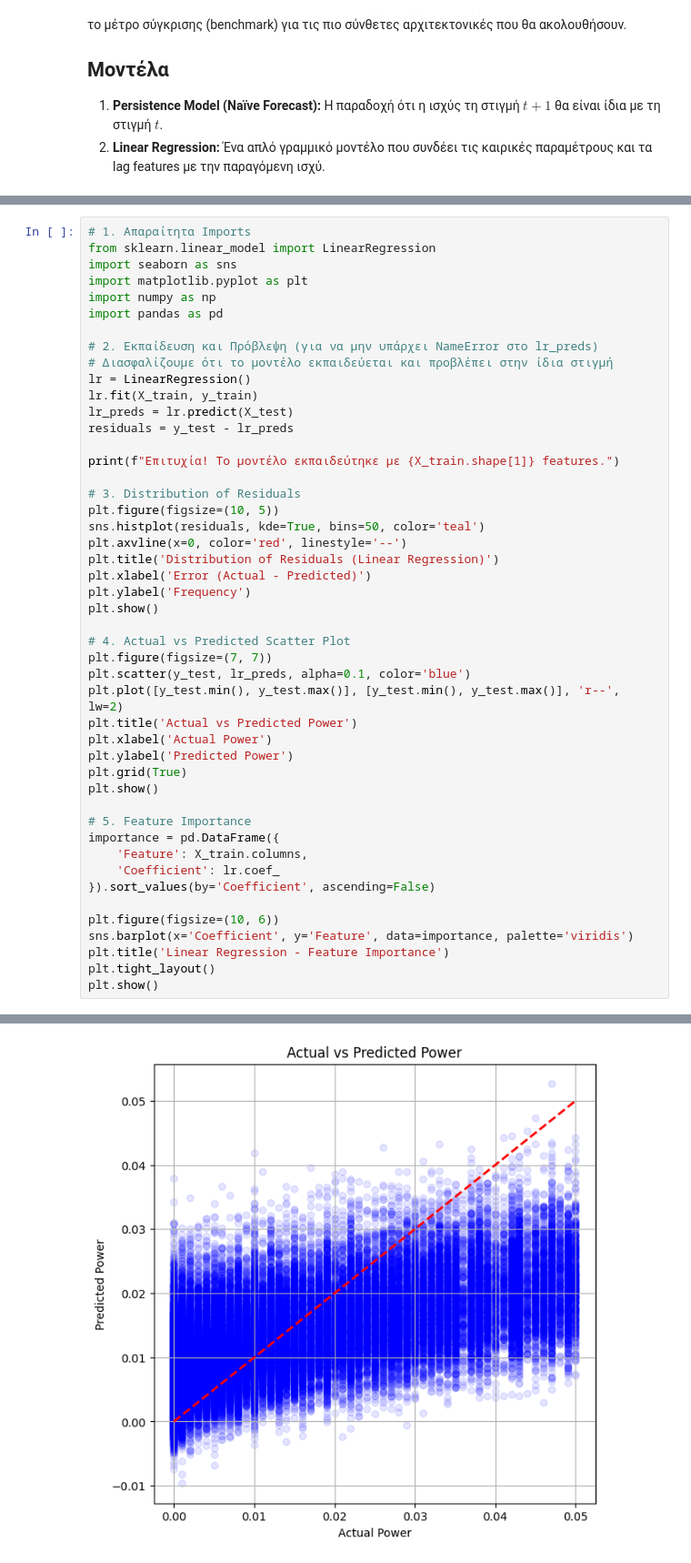
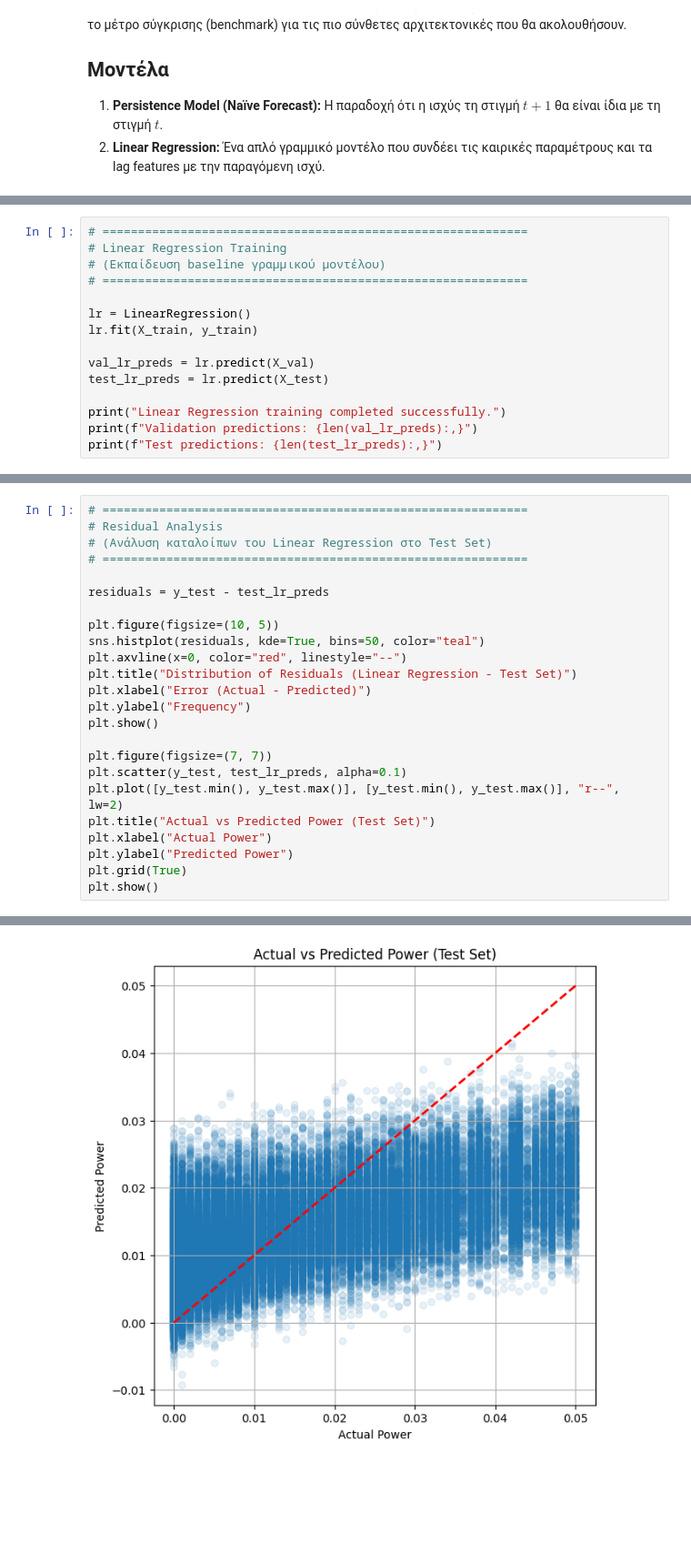
Before and after one commit to Dionysis33/WindPower_DigitalTwin, a Jupyter notebook: notebooks/06_baseline_modeling.ipynb, the cells around one changed output, grey strips where cells are left out. Shown at 91% size. Saved outputs shown, nothing was run; the diff lists cells and outputs as text; blank space fills up the shorter version.

Commit message:
feat: finalize notebook 06 baseline benchmarking and diagnostics

```diff
--- a/notebooks/06_baseline_modeling.ipynb
+++ b/notebooks/06_baseline_modeling.ipynb
@@ -60,0 +146,15 @@ Features που χρησιμοποιήθηκαν: ['nwp_fcst_horiz_hours', 'T_HA
+# %%
+# ============================================================
+# Linear Regression Training
+# (Εκπαίδευση baseline γραμμικού μοντέλου)
+# ============================================================
+
+lr = LinearRegression()
+lr.fit(X_train, y_train)
+
+val_lr_preds = lr.predict(X_val)
+test_lr_preds = lr.predict(X_test)
+
+print("Linear Regression training completed successfully.")
+print(f"Validation predictions: {len(val_lr_preds):,}")
+print(f"Test predictions: {len(test_lr_preds):,}")
@@ -107,50 +226,27 @@ print(f"Τα metrics αποθηκεύτηκαν στο: {results_path}")
 # %% [output]
 Τα metrics αποθηκεύτηκαν στο: C:\Users\diony\Desktop\WindPower_DigitalTwin\data\processed\baseline_metrics.csv
 # %%
-# 1. Απαραίτητα Imports
-from sklearn.linear_model import LinearRegression
-import seaborn as sns
-import matplotlib.pyplot as plt
-import numpy as np
-import pandas as pd
+# ============================================================
+# Residual Analysis
+# (Ανάλυση καταλοίπων του Linear Regression στο Test Set)
+# ============================================================
 
-# 2. Εκπαίδευση και Πρόβλεψη (για να μην υπάρχει NameError στο lr_preds)
-# Διασφαλίζουμε ότι το μοντέλο εκπαιδεύεται και προβλέπει στην ίδια στιγμή
-lr = LinearRegression()
-lr.fit(X_train, y_train)
-lr_preds = lr.predict(X_test)
-residuals = y_test - lr_preds
+residuals = y_test - test_lr_preds
 
-print(f"Επιτυχία! Το μοντέλο εκπαιδεύτηκε με {X_train.shape[1]} features.")
-
-# 3. Distribution of Residuals
 plt.figure(figsize=(10, 5))
-sns.histplot(residuals, kde=True, bins=50, color='teal')
-plt.axvline(x=0, color='red', linestyle='--')
-plt.title('Distribution of Residuals (Linear Regression)')
-plt.xlabel('Error (Actual - Predicted)')
-plt.ylabel('Frequency')
+sns.histplot(residuals, kde=True, bins=50, color="teal")
+plt.axvline(x=0, color="red", linestyle="--")
+plt.title("Distribution of Residuals (Linear Regression - Test Set)")
+plt.xlabel("Error (Actual - Predicted)")
+plt.ylabel("Frequency")
 plt.show()
 
-# 4. Actual vs Predicted Scatter Plot
 plt.figure(figsize=(7, 7))
-plt.scatter(y_test, lr_preds, alpha=0.1, color='blue')
-plt.plot([y_test.min(), y_test.max()], [y_test.min(), y_test.max()], 'r--', lw=2)
-plt.title('Actual vs Predicted Power')
-plt.xlabel('Actual Power')
-plt.ylabel('Predicted Power')
+plt.scatter(y_test, test_lr_preds, alpha=0.1)
+plt.plot([y_test.min(), y_test.max()], [y_test.min(), y_test.max()], "r--", lw=2)
+plt.title("Actual vs Predicted Power (Test Set)")
+plt.xlabel("Actual Power")
+plt.ylabel("Predicted Power")
 plt.grid(True)
 plt.show()
-
-# 5. Feature Importance
-importance = pd.DataFrame({
-    'Feature': X_train.columns,
-    'Coefficient': lr.coef_
-}).sort_values(by='Coefficient', ascending=False)
-
-plt.figure(figsize=(10, 6))
-sns.barplot(x='Coefficient', y='Feature', data=importance, palette='viridis')
-plt.title('Linear Regression - Feature Importance')
-plt.tight_layout()
-plt.show()
 # %% [output]
@@ -159 +254 @@ plt.show()
-[figure, old version]
+[figure, new version]
```
Also changed, not shown: parts of 13 cells of this notebook.
